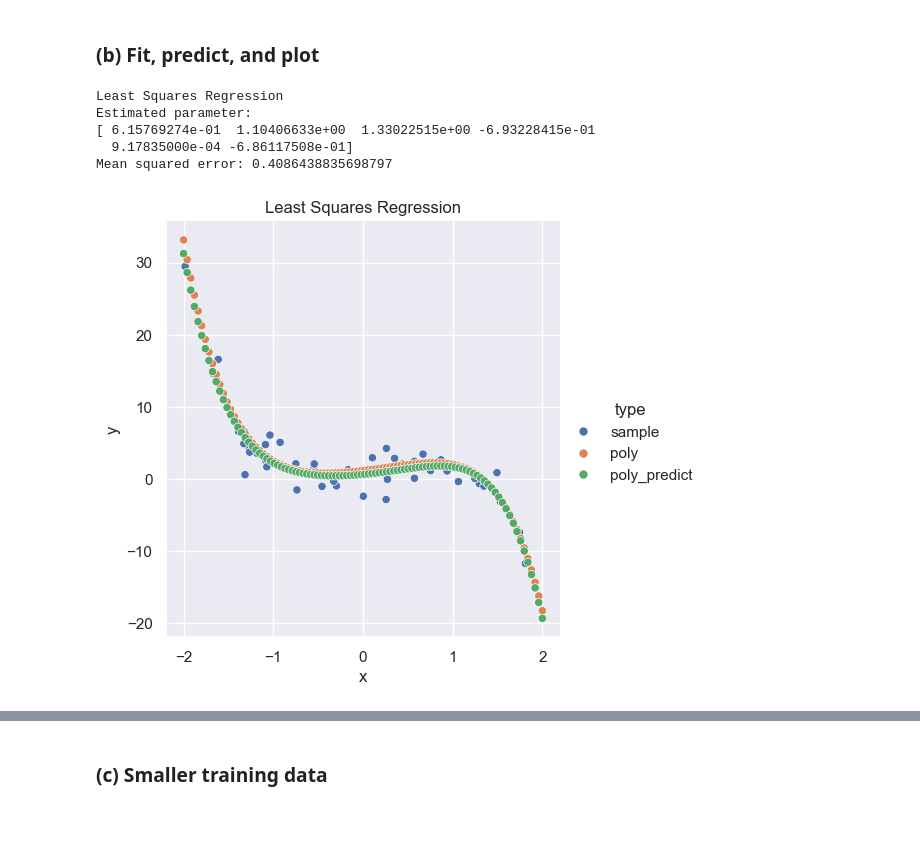
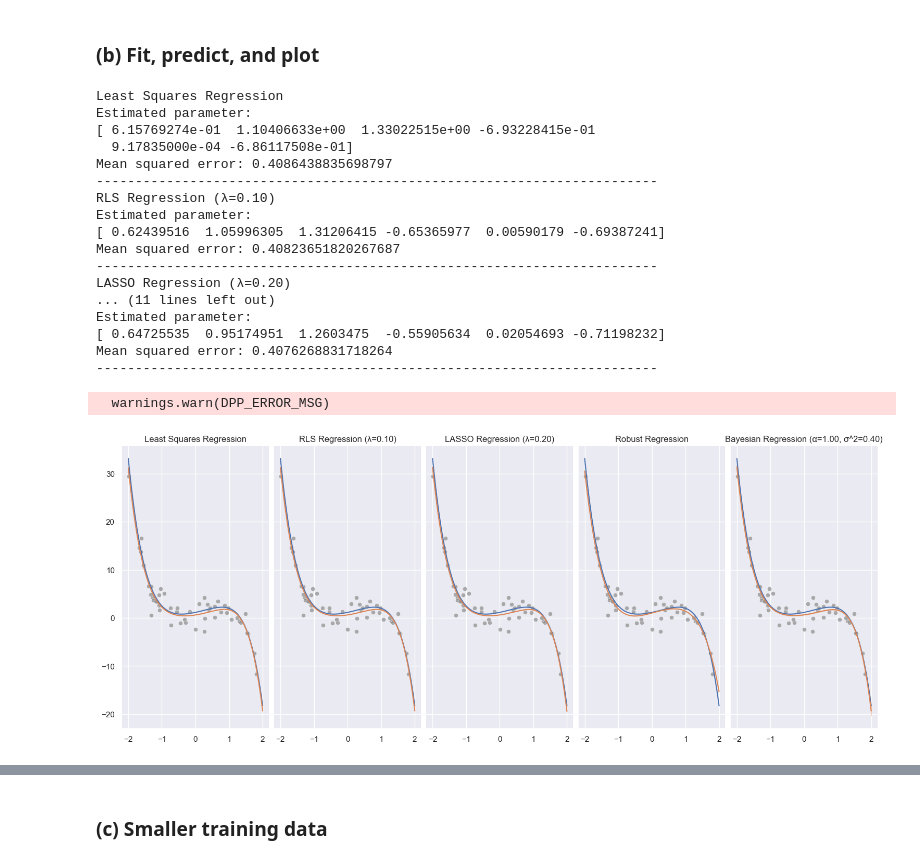
Before and after one commit to haitrungle/cs5487-pa-1, a Jupyter notebook: main.ipynb, the cells around one changed output, grey strips where cells are left out. Saved outputs shown, nothing was run; the diff lists cells and outputs as text; code cells hidden in the pictures; blank space fills up the shorter version.

```diff
--- a/main.ipynb
+++ b/main.ipynb
@@ -248,41 +240,46 @@ class BR(Regression):
 # %%
-def fit_predict_plot(model):
-    poly_5 = lambda x: x[0]**np.array(range(6))
-    model.phi = poly_5
-    result = model.fit(X_sample, y_sample)
-    y_poly_predict = model.predict(X_poly)
-    mse = np.square(y_poly - y_poly_predict).mean()
+def fit_predict_plot(models, phi):
+    fig, axs = plt.subplots(1, len(models), figsize=(len(models) * 3, 6), sharey=True, constrained_layout=True)
+    for model, ax in zip(models, axs):
+        model.phi = phi
+        result = model.fit(X_sample, y_sample)
+        (y_poly_predict, std) = model.predict(X_poly)
+        mse = np.square(y_poly - y_poly_predict).mean()
 
-    df_sample = pd.DataFrame({
-        'x': X_sample.reshape((-1,)),
-        'y': y_sample,
-        'type': ['sample' for _ in range(X_sample.size)],
-    })
-    df_poly = pd.DataFrame({
-        'x': X_poly.reshape((-1,)),
-        'y': y_poly,
-        'type': ['poly' for _ in range(X_poly.size)],
-    })
-    df_poly_predict = pd.DataFrame({
-        'x': X_poly.reshape((-1,)),
-        'y': y_poly_predict,
-        'type': ['poly_predict' for _ in range(X_poly.size)],
-    })
-    df = pd.concat([df_sample, df_poly, df_poly_predict], axis=0)
+        print(model.title)
+        print(f"Estimated parameter:\n{result}")
+        print(f"Mean squared error: {mse}")
+        print("-" * 72)
 
-    print(model.title)
-    print(f"Estimated parameter:\n{result}")
-    print(f"Mean squared error: {mse}")
+        X_poly_1d = X_poly.reshape((-1,))
+        colors = sns.color_palette()
 
-    plot = sns.relplot(df, x='x', y='y', hue='type')
-    plot.ax.set_title(model.title)
-    plot.figure.show()
+        sns.lineplot(x=X_poly_1d, y=y_poly, color=colors[0], ax=ax)
+        sns.lineplot(x=X_poly_1d, y=y_poly_predict, color=colors[1], ax=ax)
+        if std is not None:
+            ax.fill_between(X_poly_1d, y_poly_predict - std, y_poly_predict + std, color=colors[1], alpha=0.3)
+        sns.scatterplot(x=X_sample.reshape((-1,)), y=y_sample, alpha=0.7, color=colors[7], ax=ax)
+        ax.set_title(model.title)
+
+models_1b = [LS(), RLS(l=0.1), LASSO(l=0.2), RR(), BR(alpha=1, sigma_2=0.4)]
+fit_predict_plot(models_1b, phi=poly_5)
+# %% [output]
+Least Squares Regression
+Estimated parameter:
+[ 6.15769274e-01  1.10406633e+00  1.33022515e+00 -6.93228415e-01
+  9.17835000e-04 -6.86117508e-01]
+Mean squared error: 0.4086438835698797
+------------------------------------------------------------------------
+RLS Regression (λ=0.10)
+Estimated parameter:
+[ 0.62439516  1.05996305  1.31206415 -0.65365977  0.00590179 -0.69387241]
+Mean squared error: 0.40823651820267687
+------------------------------------------------------------------------
+LASSO Regression (λ=0.20)
+... (11 lines left out)
+Estimated parameter:
+[ 0.64725535  0.95174951  1.2603475  -0.55905634  0.02054693 -0.71198232]
+Mean squared error: 0.4076268831718264
+------------------------------------------------------------------------
+  warnings.warn(DPP_ERROR_MSG)
+[figure, added]
-# %%
-fit_predict_plot(LS())
-# %% [output]
-Least Squares Regression
-Estimated parameter:
-[ 6.15769274e-01  1.10406633e+00  1.33022515e+00 -6.93228415e-01
-  9.17835000e-04 -6.86117508e-01]
-Mean squared error: 0.4086438835698797
-[figure, removed]
```
Also changed, not shown: parts of 28 cells of this notebook.
